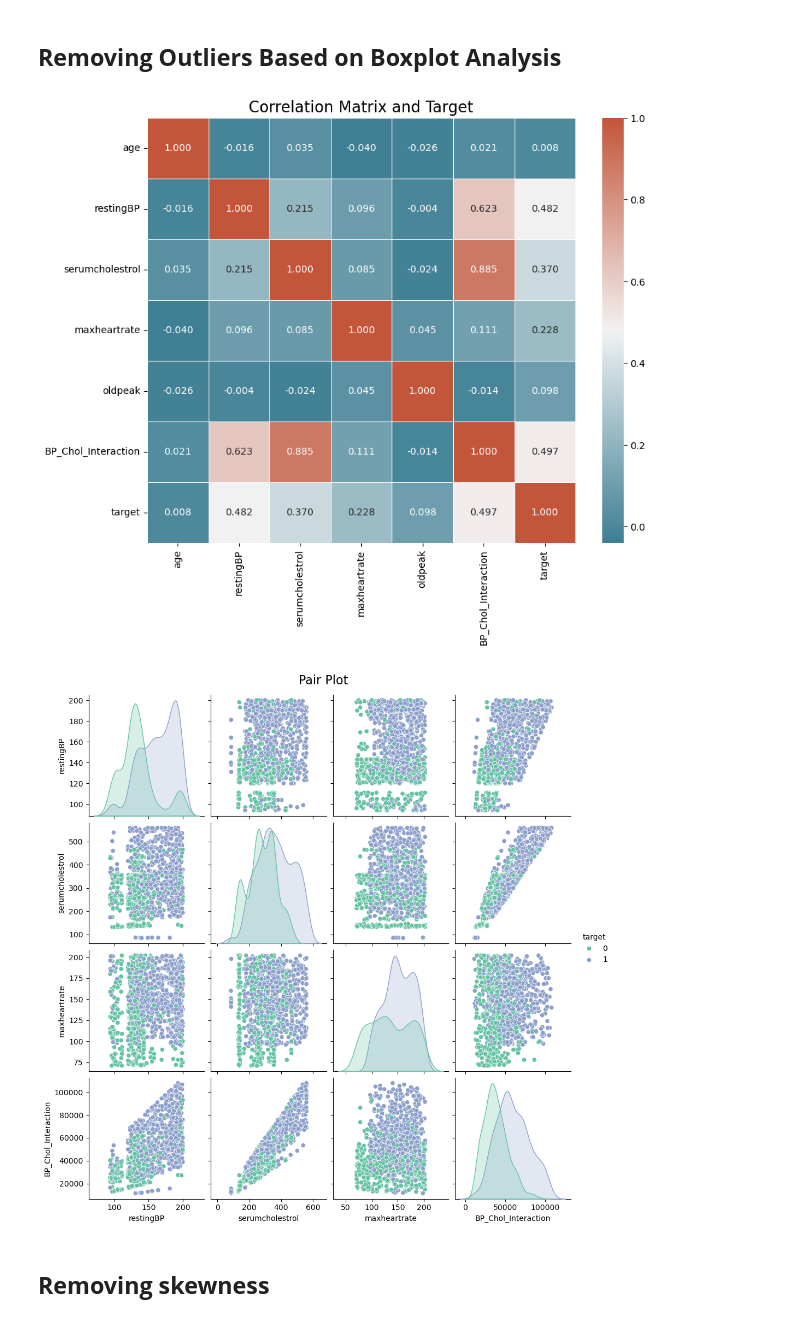
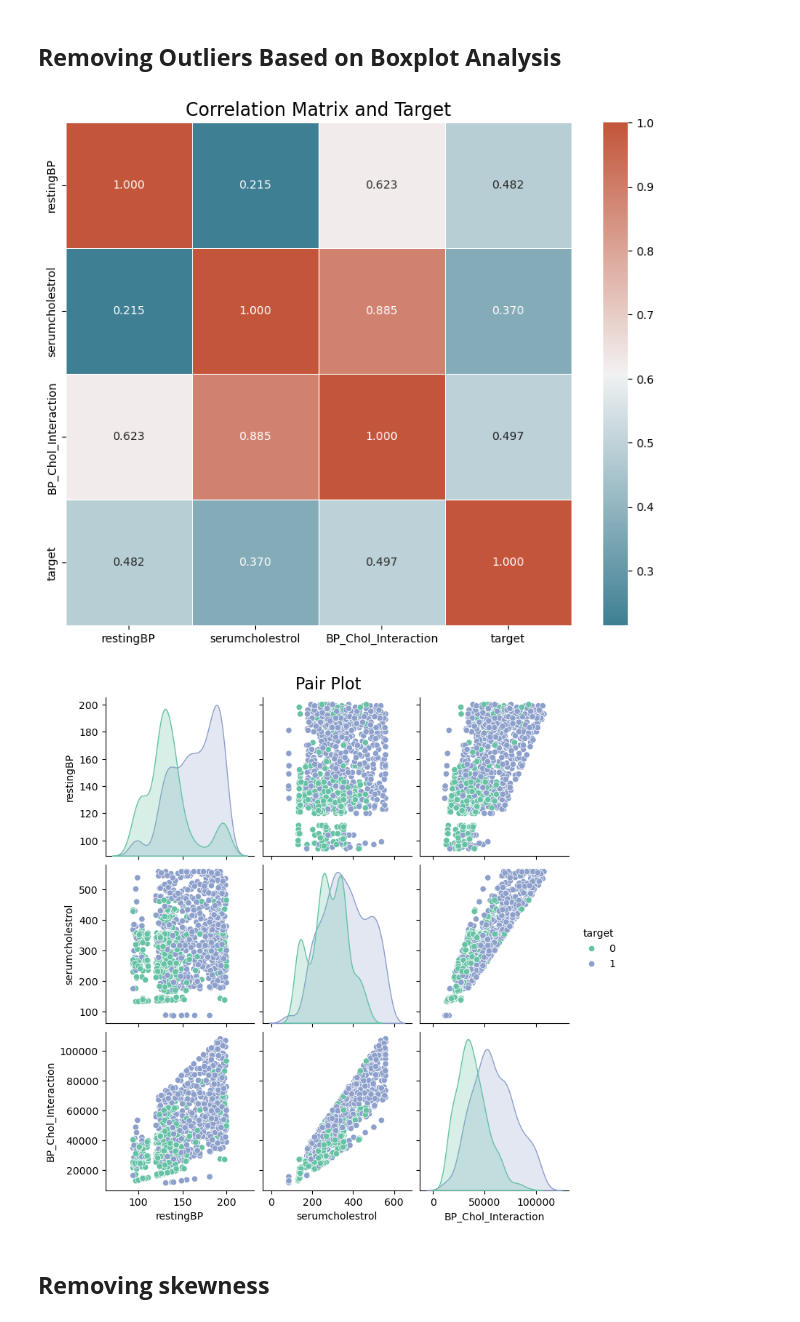
Before and after one commit to Skiner752/Intro-to-machine-learning, a Jupyter notebook: heart.ipynb, the cells around one changed output. Cells and saved outputs as stored; diff of their text form; code cells hidden in the pictures.

```diff
--- a/heart.ipynb
+++ b/heart.ipynb
@@ -339,37 +352,33 @@ for feature in outlier_features:
 # %%
 data['BP_Chol_Interaction'] = data['restingBP'] * data['serumcholestrol']
 features_for_corr = [
-    'age',
     'restingBP',
     'serumcholestrol',
-    'maxheartrate',
-    'oldpeak',
     'BP_Chol_Interaction',
     'target'
 ]
 
 correlation_matrix = data[features_for_corr].corr()
 
 plt.figure(figsize=(10, 8))
 cmap = sns.diverging_palette(220, 20, as_cmap=True)
 sns.heatmap(
     correlation_matrix,
     annot=True,
     cmap=cmap,
     fmt=".3f",
     linewidths=.5,
     cbar=True
 )
 
 plt.title('Correlation Matrix and Target', fontsize=16)
 plt.show()
 # %% [output]
-[figure, old version]
+[figure, new version]
 # %%
 strong_numerical_features = [
     'restingBP',
     'serumcholestrol',
-    'maxheartrate',
     'BP_Chol_Interaction',
     'target'
 ]
@@ -387,7 +396,7 @@ sns.pairplot(
 plt.suptitle('Pair Plot', y=1.02, fontsize=16)
 plt.show()
 # %% [output]
-[figure, old version]
+[figure, new version]
 # %% [markdown]
 ## **Removing skewness**
 # %%
```
Also changed, not shown: parts of 6 cells of this notebook.
